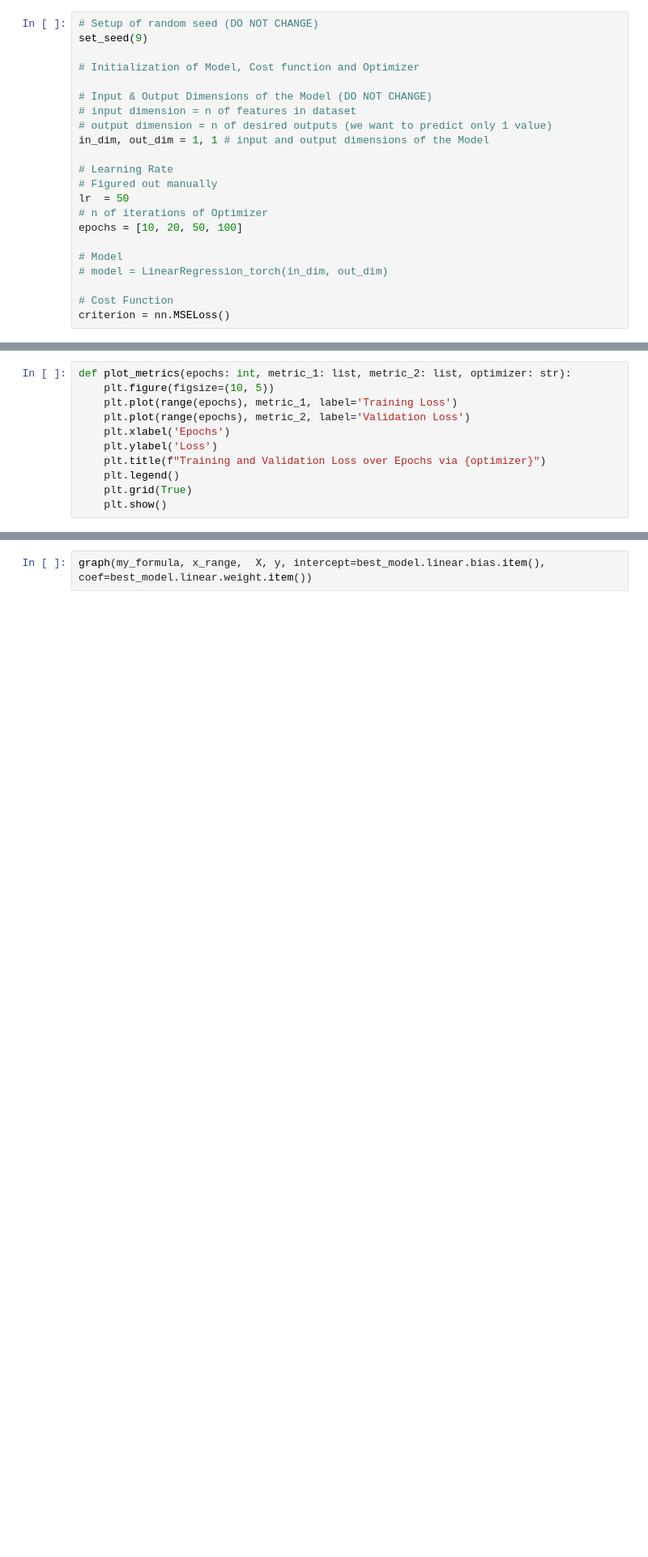
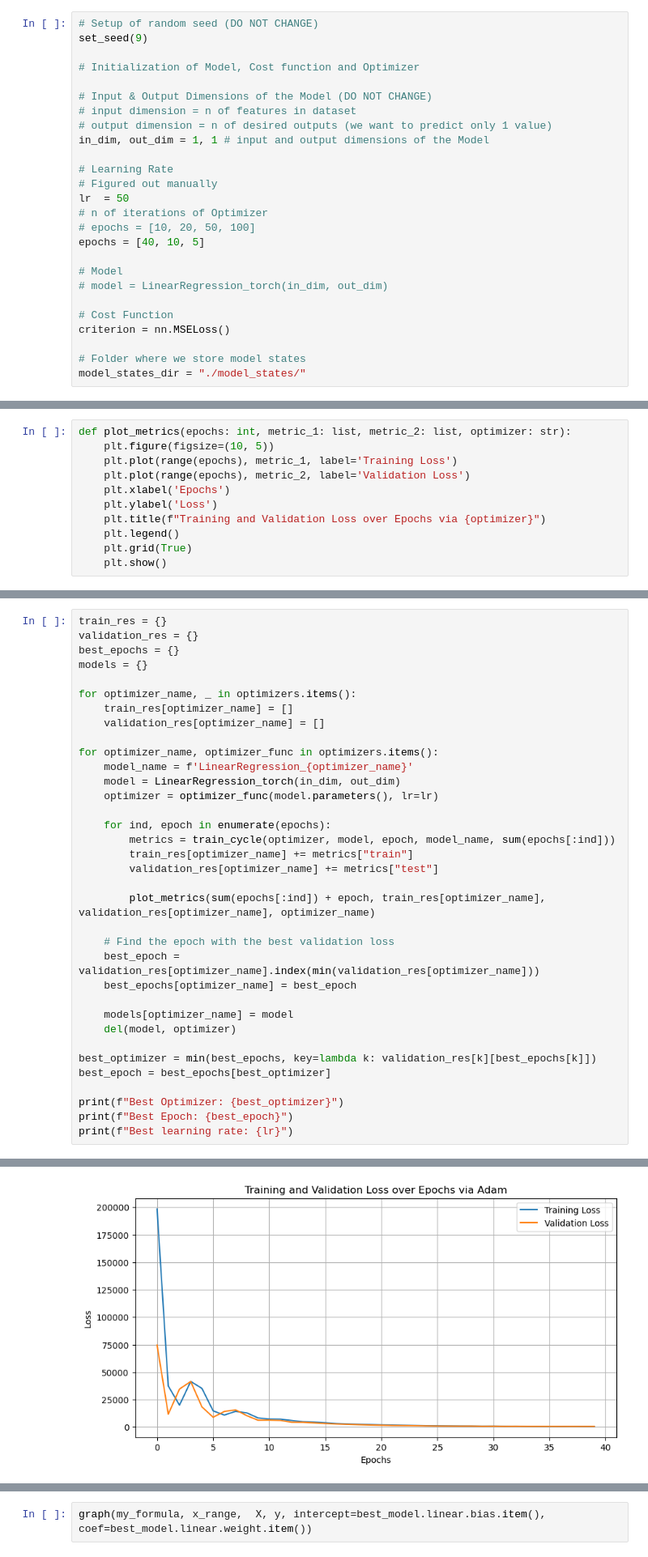
Before and after one commit to Ozu-bezariusu/hillel_ml, a Jupyter notebook: homework_7/linear_regression.ipynb, the cells around one changed output, grey strips where cells are left out. Shown at 81% size. Cells and saved outputs as stored; diff of their text form; blank space fills up the shorter version.

Commit message:
fix: change epochs training cycle & save model states for each epoch

```diff
--- a/homework_7/linear_regression.ipynb
+++ b/homework_7/linear_regression.ipynb
@@ -212,13 +215,17 @@ in_dim, out_dim = 1, 1 # input and output dimensions of the Model
 # Figured out manually
 lr  = 50
 # n of iterations of Optimizer
-epochs = [10, 20, 50, 100]
+# epochs = [10, 20, 50, 100]
+epochs = [40, 10, 5]
 
 # Model
 # model = LinearRegression_torch(in_dim, out_dim)
 
 # Cost Function
 criterion = nn.MSELoss()
+
+# Folder where we store model states
+model_states_dir = "./model_states/"
 # %%
 optimizers = {
     "Adam": torch.optim.Adam,
@@ -337,0 +326,36 @@ Last epoch validation loss: 1743.359130859375
+# %%
+train_res = {}
+validation_res = {}
+best_epochs = {}
+models = {}
+
+for optimizer_name, _ in optimizers.items():
+    train_res[optimizer_name] = []
+    validation_res[optimizer_name] = []
+
+for optimizer_name, optimizer_func in optimizers.items():
+    model_name = f'LinearRegression_{optimizer_name}'
+    model = LinearRegression_torch(in_dim, out_dim)
+    optimizer = optimizer_func(model.parameters(), lr=lr)
+
+    for ind, epoch in enumerate(epochs):
+        metrics = train_cycle(optimizer, model, epoch, model_name, sum(epochs[:ind]))
+        train_res[optimizer_name] += metrics["train"]
+        validation_res[optimizer_name] += metrics["test"]
+
+        plot_metrics(sum(epochs[:ind]) + epoch, train_res[optimizer_name], validation_res[optimizer_name], optimizer_name)
+
+    # Find the epoch with the best validation loss
+    best_epoch = validation_res[optimizer_name].index(min(validation_res[optimizer_name]))
+    best_epochs[optimizer_name] = best_epoch
+
+    models[optimizer_name] = model
+    del(model, optimizer)
+
+best_optimizer = min(best_epochs, key=lambda k: validation_res[k][best_epochs[k]])
+best_epoch = best_epochs[best_optimizer]
+
+print(f"Best Optimizer: {best_optimizer}")
+print(f"Best Epoch: {best_epoch}")
+print(f"Best learning rate: {lr}")
+# %% [output]
@@ -337,0 +379 @@ Last epoch validation loss: 1743.359130859375
+[figure, added]
```
Also changed, not shown: parts of 8 cells of this notebook.
